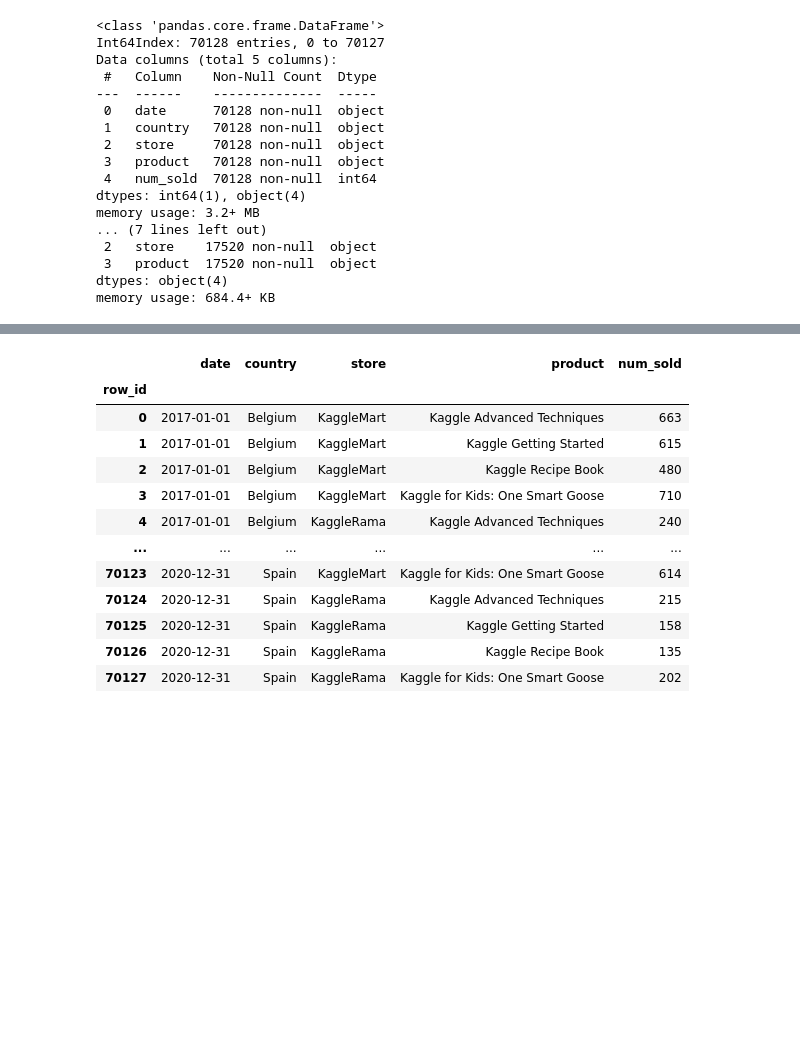
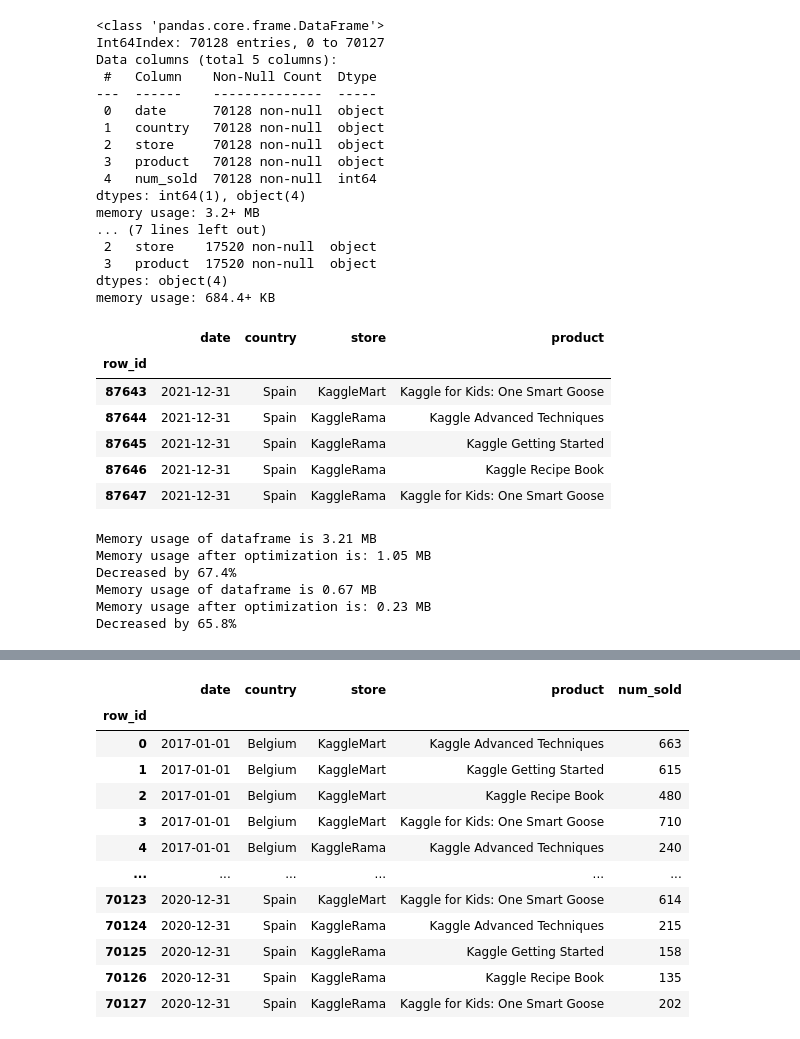
Before and after one commit to Altway/tabular-playground-series-sep-2022, a Jupyter notebook: tabular.ipynb, the cells around one changed output, grey strips where cells are left out. Drawn from its saved outputs; the diff is of its cells as text; code cells hidden in the pictures; blank space fills up the shorter version.

```diff
--- a/tabular.ipynb
+++ b/tabular.ipynb
@@ -53,6 +53,66 @@ memory usage: 3.2+ MB
  3   product  17520 non-null  object
 dtypes: object(4)
 memory usage: 684.4+ KB
+# %%
+train_df.tail()
+test_df.tail()
+# %% [output]
+|  | date | country | store | product |
+| row_id |  |  |  |  |
+| 87643 | 2021-12-31 | Spain | KaggleMart | Kaggle for Kids: One Smart Goose |
+| 87644 | 2021-12-31 | Spain | KaggleRama | Kaggle Advanced Techniques |
+| 87645 | 2021-12-31 | Spain | KaggleRama | Kaggle Getting Started |
+| 87646 | 2021-12-31 | Spain | KaggleRama | Kaggle Recipe Book |
+| 87647 | 2021-12-31 | Spain | KaggleRama | Kaggle for Kids: One Smart Goose |
+# %%
+def reduce_mem_usage(df):
+    """ iterate through all the columns of a dataframe and modify the data type
+        to reduce memory usage.
+    """
+    start_mem = df.memory_usage().sum() / 1024**2
+    print('Memory usage of dataframe is {:.2f} MB'.format(start_mem))
+
+    for col in df.columns:
+        col_type = df[col].dtype
+
+        if col_type != object:
+            c_min = df[col].min()
+            c_max = df[col].max()
+            if str(col_type)[:3] == 'int':
+                if c_min > np.iinfo(np.int8).min and c_max < np.iinfo(np.int8).max:
+                    df[col] = df[col].astype(np.int8)
+                elif c_min > np.iinfo(np.int16).min and c_max < np.iinfo(np.int16).max:
+                    df[col] = df[col].astype(np.int16)
+                elif c_min > np.iinfo(np.int32).min and c_max < np.iinfo(np.int32).max:
+                    df[col] = df[col].astype(np.int32)
+                elif c_min > np.iinfo(np.int64).min and c_max < np.iinfo(np.int64).max:
+                    df[col] = df[col].astype(np.int64)
+            else:
+                if c_min > np.finfo(np.float16).min and c_max < np.finfo(np.float16).max:
+                    df[col] = df[col].astype(np.float16)
+                elif c_min > np.finfo(np.float32).min and c_max < np.finfo(np.float32).max:
+                    df[col] = df[col].astype(np.float32)
+                else:
+                    df[col] = df[col].astype(np.float64)
+        else:
+            df[col] = df[col].astype('category')
+
+    end_mem = df.memory_usage().sum() / 1024**2
+    print('Memory usage after optimization is: {:.2f} MB'.format(end_mem))
+    print('Decreased by {:.1f}%'.format(100 * (start_mem - end_mem) / start_mem))
+
+    return df
+
+
+train_df = reduce_mem_usage(train_df)
+test_df = reduce_mem_usage(test_df)
+# %% [output]
+Memory usage of dataframe is 3.21 MB
+Memory usage after optimization is: 1.05 MB
+Decreased by 67.4%
+Memory usage of dataframe is 0.67 MB
+Memory usage after optimization is: 0.23 MB
+Decreased by 65.8%
 # %%
 book_features = train_df.copy()
 
```
Also changed, not shown: parts of 3 cells of this notebook, 2 other files.
